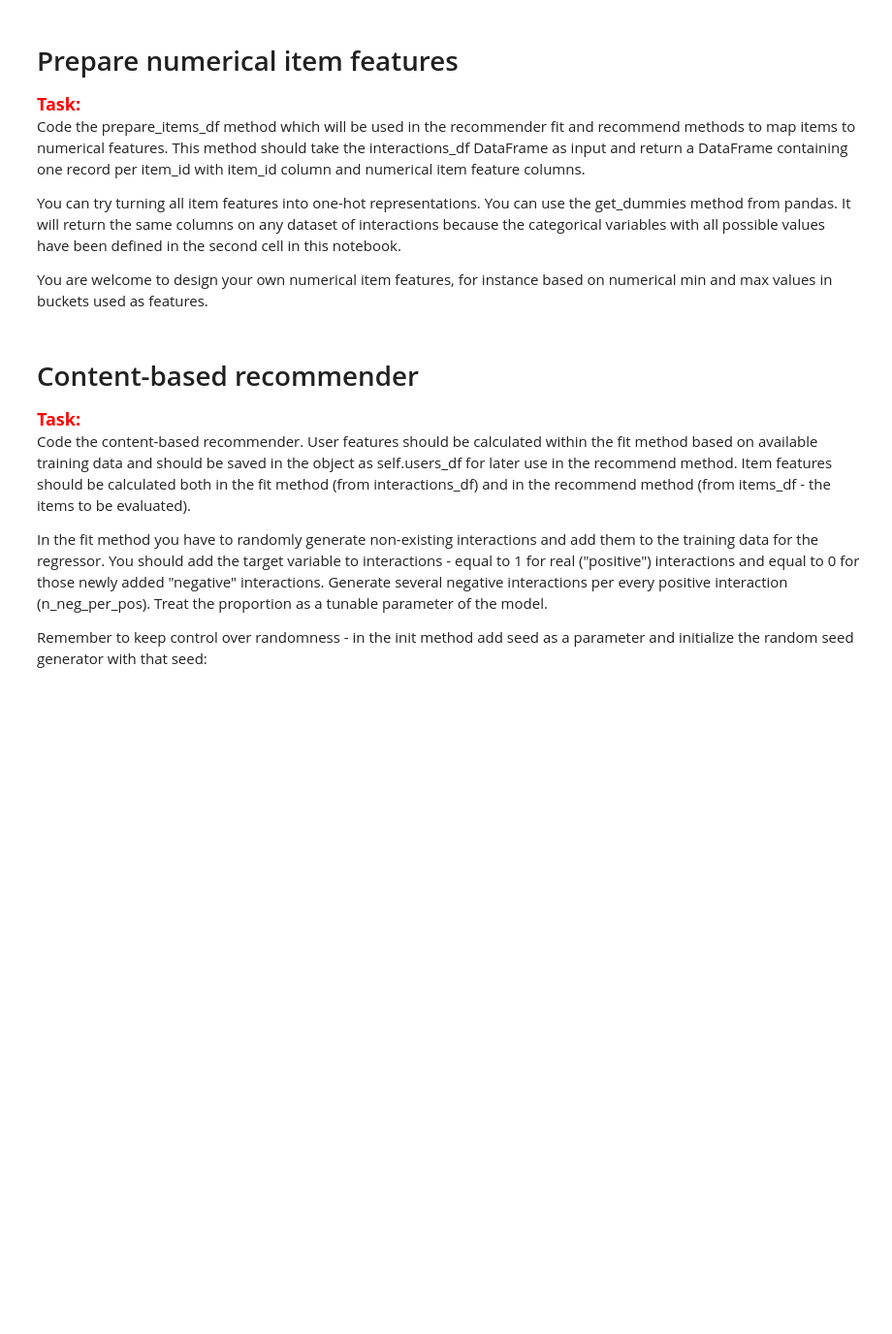
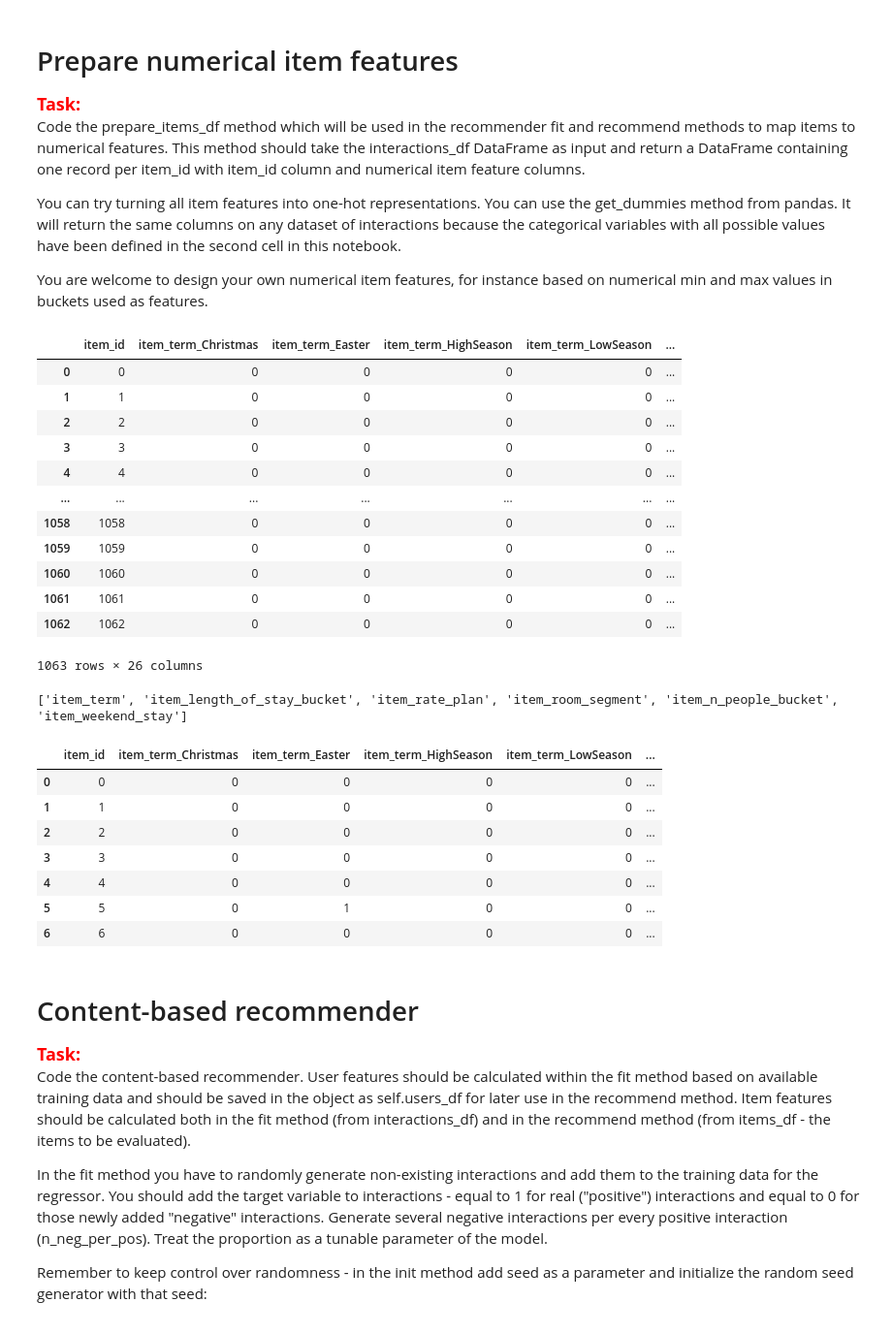
Before and after one commit to C7A7A/hotel-recommender, a Jupyter notebook: project_1_recommender_and_evaluation.ipynb, the cells around one changed output. Shown: that part at 97% size. Cells and saved outputs as stored; diff of their text form; code cells hidden in the pictures; blank space fills up the shorter version.

Commit message:
item features, one-hot encoding

```diff
--- a/project_1_recommender_and_evaluation.ipynb
+++ b/project_1_recommender_and_evaluation.ipynb
@@ -166,18 +153,61 @@ You can try turning all item features into one-hot representations. You can use
 
 You are welcome to design your own numerical item features, for instance based on numerical min and max values in buckets used as features.
 # %%
+def create_items_df(interactions_df):
+    df = interactions_df.copy()
+    df.drop('user_id', inplace=True, axis=1)
+    df = df.add_prefix('item_')
+    df.rename(columns = {
+        'item_item_id': 'item_id'
+    }, inplace=True)
+
+    return list(df.columns[1:]), df
+
 def prepare_items_df(interactions_df):
+    # get item_features and prepare appropriate columns for items_df
+    item_features, items_df = create_items_df(interactions_df)
 
-    # Write your code here
+    # get most frequent values for each feature
+    items_df = items_df.groupby('item_id').agg(
+        lambda x: x.value_counts().index[0]
+    ).reset_index()
 
+    # one-hot encode all features using dummies
+    for feature in item_features:
+        items_df = encode_and_bind(items_df, feature)
+
+    #display(items_df)
     return items_df, item_features
 
 
 items_df, item_features = prepare_items_df(interactions_df)
 
 print(item_features)
 
 display(items_df.loc[items_df['item_id'].isin([0, 1, 2, 3, 4, 5, 6])].head(15))
+# %% [output]
+|  | item_id | item_term_Christmas | item_term_Easter | item_term_HighSeason | item_term_LowSeason | ... |
+| 0 | 0 | 0 | 0 | 0 | 0 | ... |
+| 1 | 1 | 0 | 0 | 0 | 0 | ... |
+| 2 | 2 | 0 | 0 | 0 | 0 | ... |
+| 3 | 3 | 0 | 0 | 0 | 0 | ... |
+| 4 | 4 | 0 | 0 | 0 | 0 | ... |
+| ... | ... | ... | ... | ... | ... | ... |
+| 1058 | 1058 | 0 | 0 | 0 | 0 | ... |
+| 1059 | 1059 | 0 | 0 | 0 | 0 | ... |
+| 1060 | 1060 | 0 | 0 | 0 | 0 | ... |
+| 1061 | 1061 | 0 | 0 | 0 | 0 | ... |
+| 1062 | 1062 | 0 | 0 | 0 | 0 | ... |
+1063 rows × 26 columns
+['item_term', 'item_length_of_stay_bucket', 'item_rate_plan', 'item_room_segment', 'item_n_people_bucket', 'item_weekend_stay']
+|  | item_id | item_term_Christmas | item_term_Easter | item_term_HighSeason | item_term_LowSeason | ... |
+| 0 | 0 | 0 | 0 | 0 | 0 | ... |
+| 1 | 1 | 0 | 0 | 0 | 0 | ... |
+| 2 | 2 | 0 | 0 | 0 | 0 | ... |
+| 3 | 3 | 0 | 0 | 0 | 0 | ... |
+| 4 | 4 | 0 | 0 | 0 | 0 | ... |
+| 5 | 5 | 0 | 1 | 0 | 0 | ... |
+| 6 | 6 | 0 | 0 | 0 | 0 | ... |
 # %% [markdown]
 # Content-based recommender
 
```
Also changed, not shown: parts of 1 cell of this notebook.
